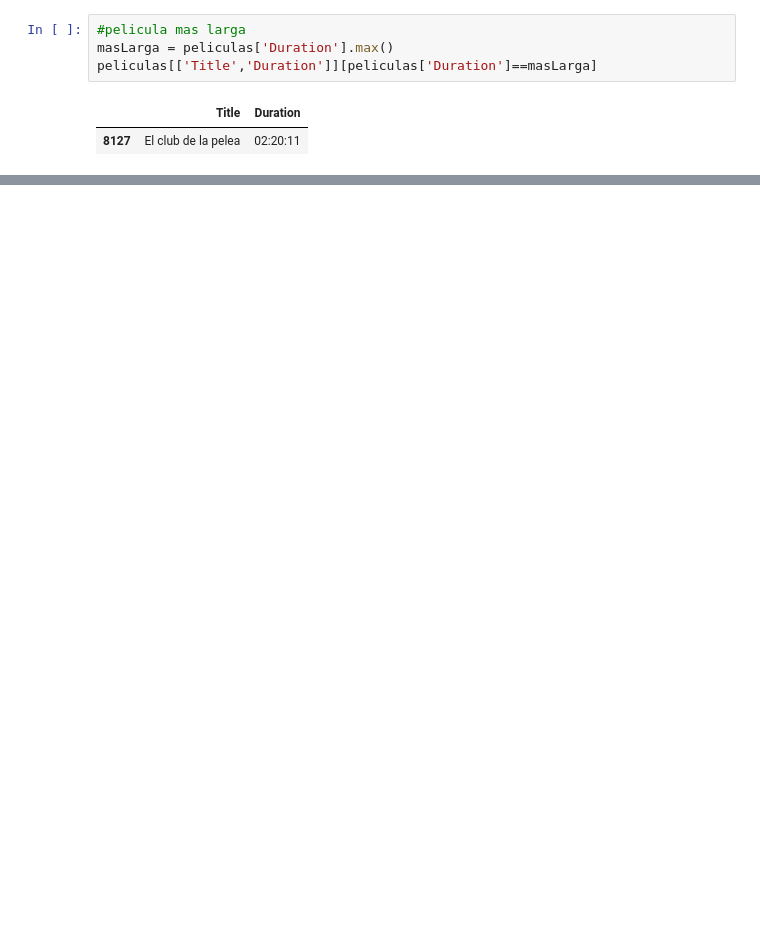
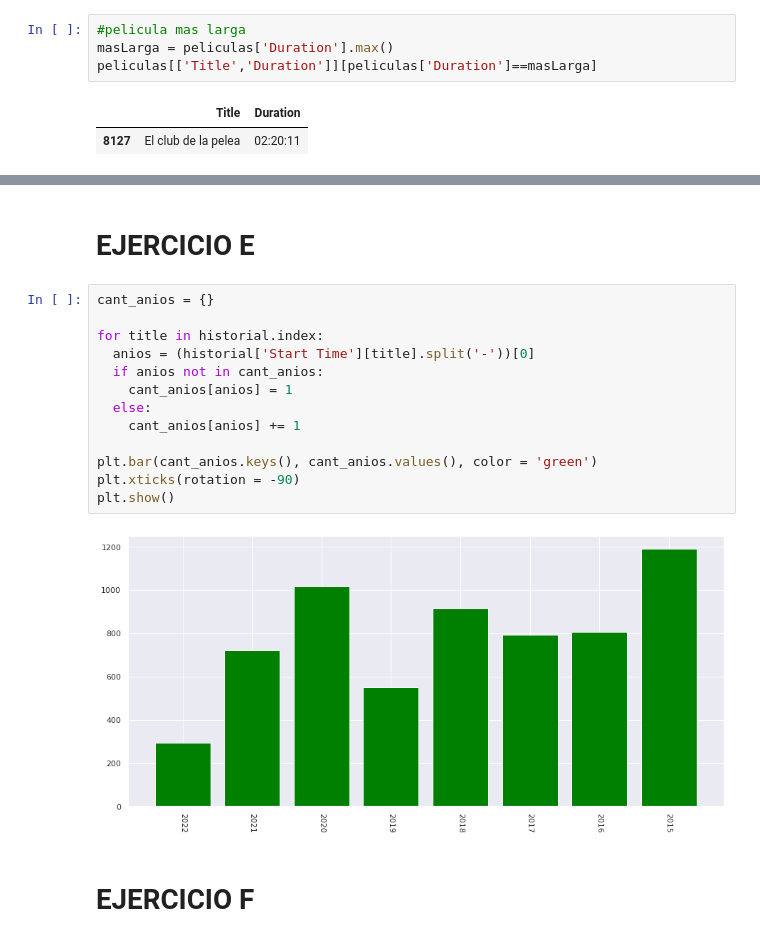
Before and after one commit to pedrogaldo/tp-chona, a Jupyter notebook: tp_chona.ipynb, the cells around one changed output, grey strips where cells are left out. Saved outputs shown, nothing was run; the diff lists cells and outputs as text; blank space fills up the shorter version.

```diff
--- a/tp_chona.ipynb
+++ b/tp_chona.ipynb
@@ -76,0 +152,19 @@ Solo_series
+# %% [markdown]
+# EJERCICIO E
+# %%
+cant_anios = {}
+
+for title in historial.index:
+  anios = (historial['Start Time'][title].split('-'))[0]
+  if anios not in cant_anios:
+    cant_anios[anios] = 1
+  else:
+    cant_anios[anios] += 1
+
+plt.bar(cant_anios.keys(), cant_anios.values(), color = 'green')
+plt.xticks(rotation = -90)
+plt.show()
+# %% [output]
+[figure, added]
+# %% [markdown]
+# EJERCICIO F
```
Also changed, not shown: parts of 28 cells of this notebook.
